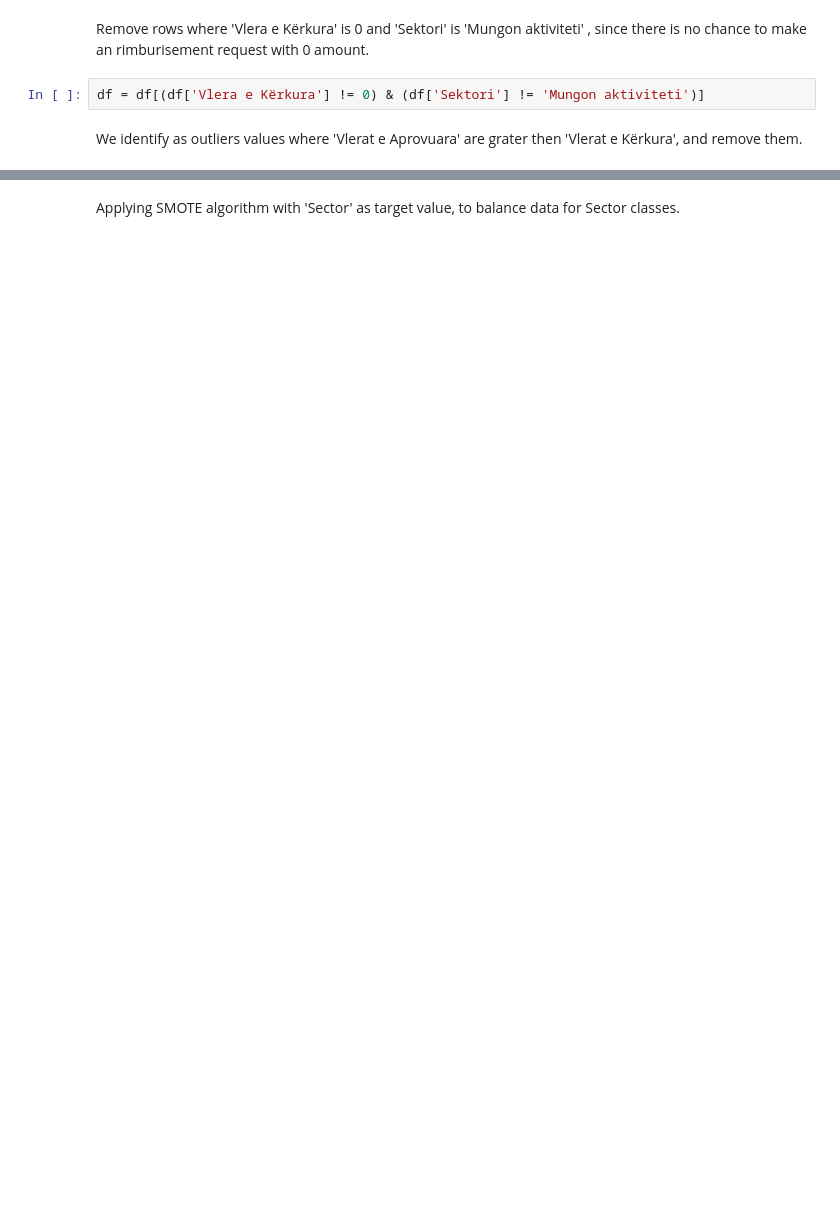
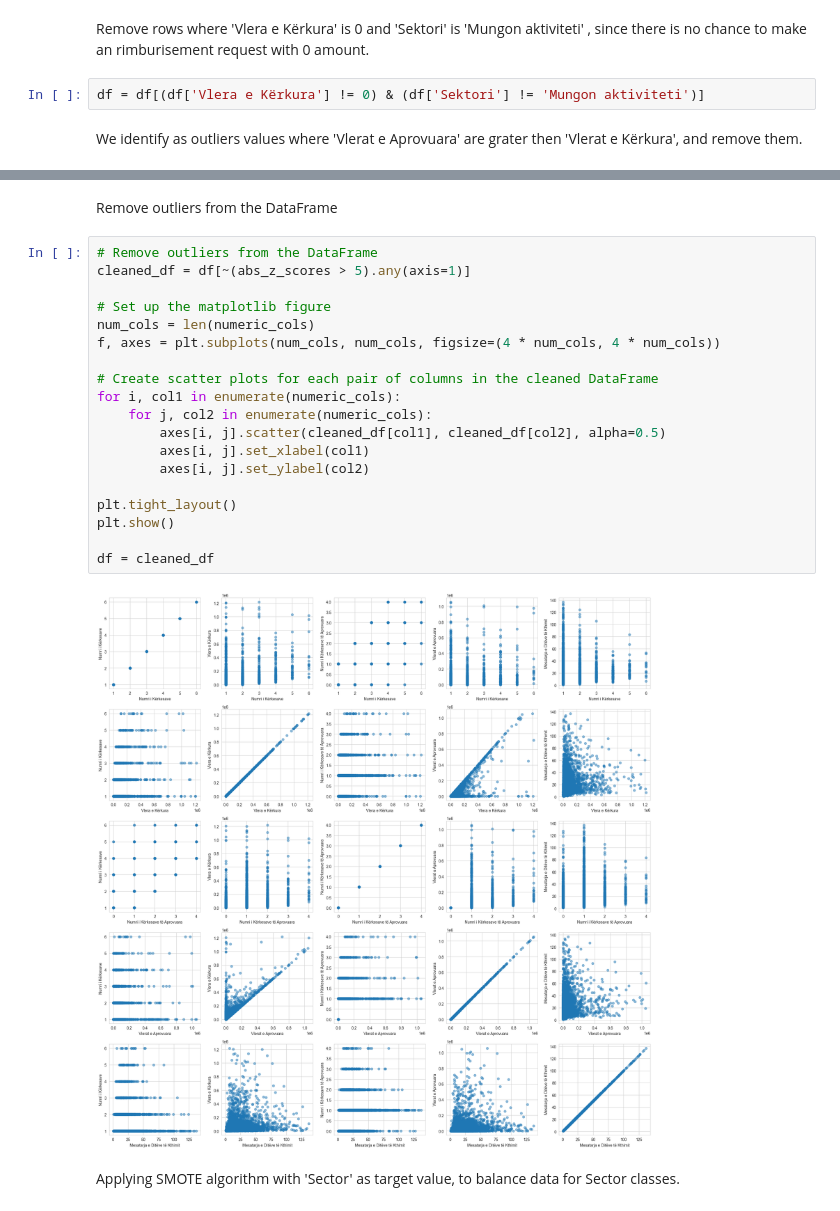
Before and after one commit to valzagrainca/Business-Reimbursement-Prediction-Gr6, a Jupyter notebook: Rimbursement.ipynb, the cells around one changed output, grey strips where cells are left out. Drawn from its saved outputs; the diff is of its cells as text; blank space fills up the shorter version.

```diff
--- a/Rimbursement.ipynb
+++ b/Rimbursement.ipynb
@@ -146,3 +179,26 @@ df = df[df['Vlerat e Aprovuara'] <= df['Vlera e Kërkura']]
+# %% [markdown]
+Remove outliers from the DataFrame
+# %%
+# Remove outliers from the DataFrame
+cleaned_df = df[~(abs_z_scores > 5).any(axis=1)]
+
+# Set up the matplotlib figure
+num_cols = len(numeric_cols)
+f, axes = plt.subplots(num_cols, num_cols, figsize=(4 * num_cols, 4 * num_cols))
+
+# Create scatter plots for each pair of columns in the cleaned DataFrame
+for i, col1 in enumerate(numeric_cols):
+    for j, col2 in enumerate(numeric_cols):
+        axes[i, j].scatter(cleaned_df[col1], cleaned_df[col2], alpha=0.5)
+        axes[i, j].set_xlabel(col1)
+        axes[i, j].set_ylabel(col2)
+
+plt.tight_layout()
+plt.show()
+
+df = cleaned_df
+# %% [output]
+[figure, added]
 # %% [markdown]
 Applying SMOTE algorithm with 'Sector' as target value, to balance data for Sector classes.
 # %%
```
Also changed, not shown: parts of 6 cells of this notebook.
